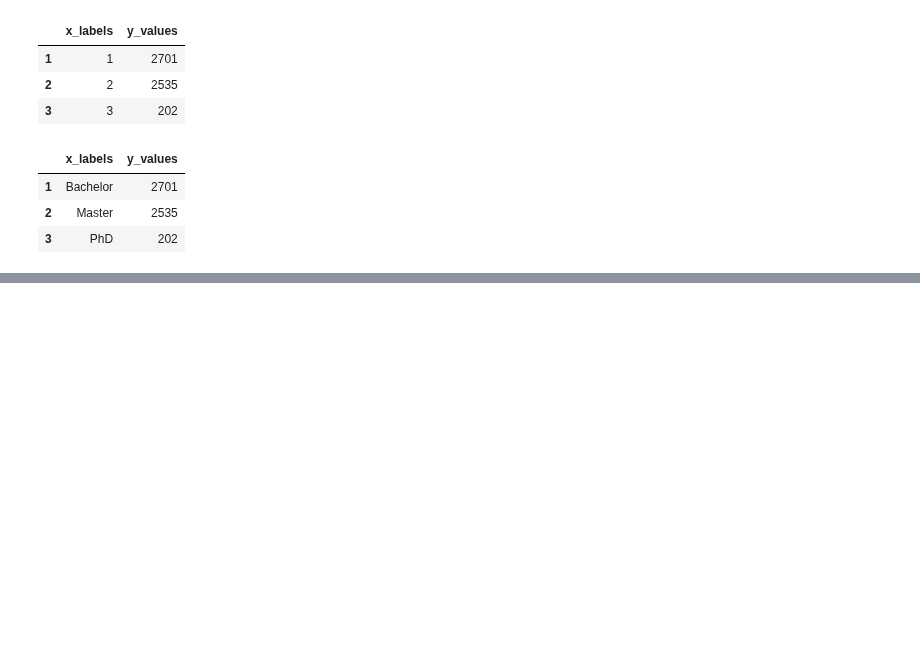
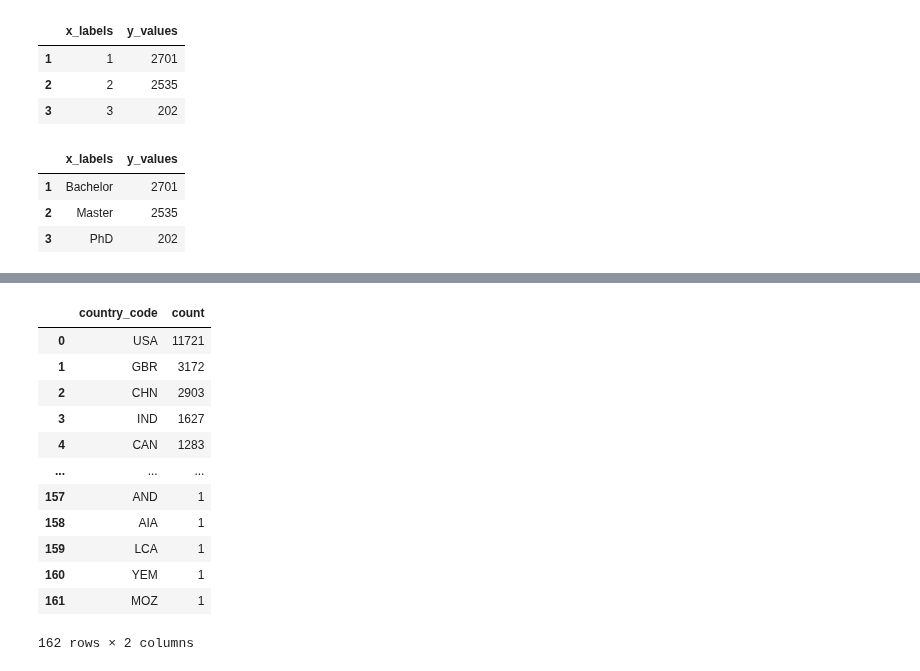
Before and after one commit to StardustLID/TEMG4952A-TEAM-5, a Jupyter notebook: backend/csv_helper.ipynb, the cells around one changed output, grey strips where cells are left out. Saved outputs shown, nothing was run; the diff lists cells and outputs as text; code cells hidden in the pictures; blank space fills up the shorter version.

```diff
--- a/backend/csv_helper.ipynb
+++ b/backend/csv_helper.ipynb
@@ -765,0 +768,7 @@ df_edu
+# %%
+import pandas as pd
+import json
+df = pd.read_csv("../Week3_Onwards/unifed_csv_without_duplicated_company.csv")
+# %%
+df_countries = df['country_code'].value_counts().to_frame()
+df_countries
@@ -765,0 +789,18 @@ df_edu
+# %%
+df_countries.reset_index(inplace=True)
+df_countries.rename(columns={'index': 'country_code', 'country_code': 'count'}, inplace=True)
+df_countries
+# %% [output]
+|  | country_code | count |
+| 0 | USA | 11721 |
+| 1 | GBR | 3172 |
+| 2 | CHN | 2903 |
+| 3 | IND | 1627 |
+| 4 | CAN | 1283 |
+| ... | ... | ... |
+| 157 | AND | 1 |
+| 158 | AIA | 1 |
+| 159 | LCA | 1 |
+| 160 | YEM | 1 |
+| 161 | MOZ | 1 |
+162 rows × 2 columns
```
Also changed, not shown: parts of 2 cells of this notebook, 4 other files.
